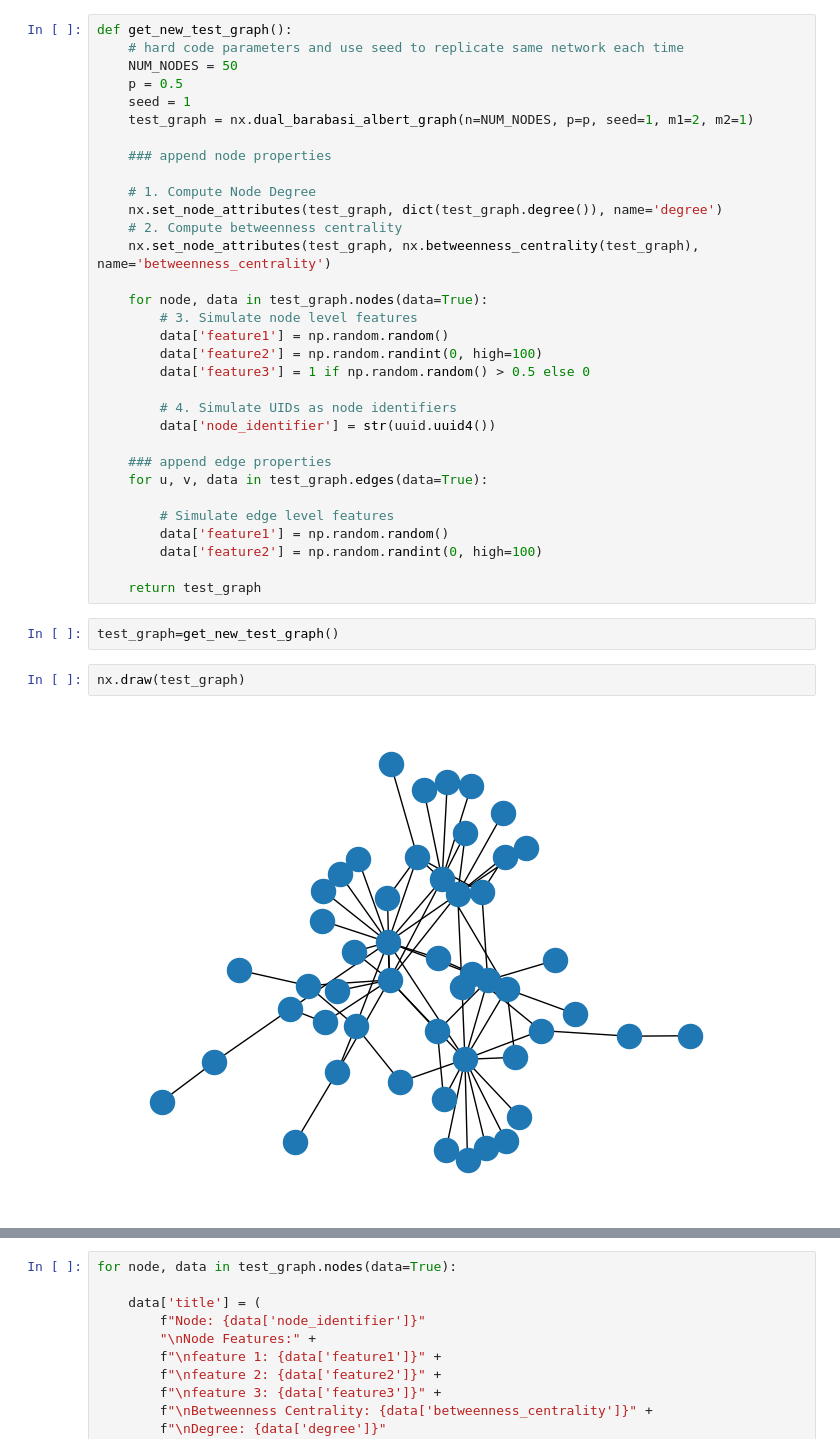
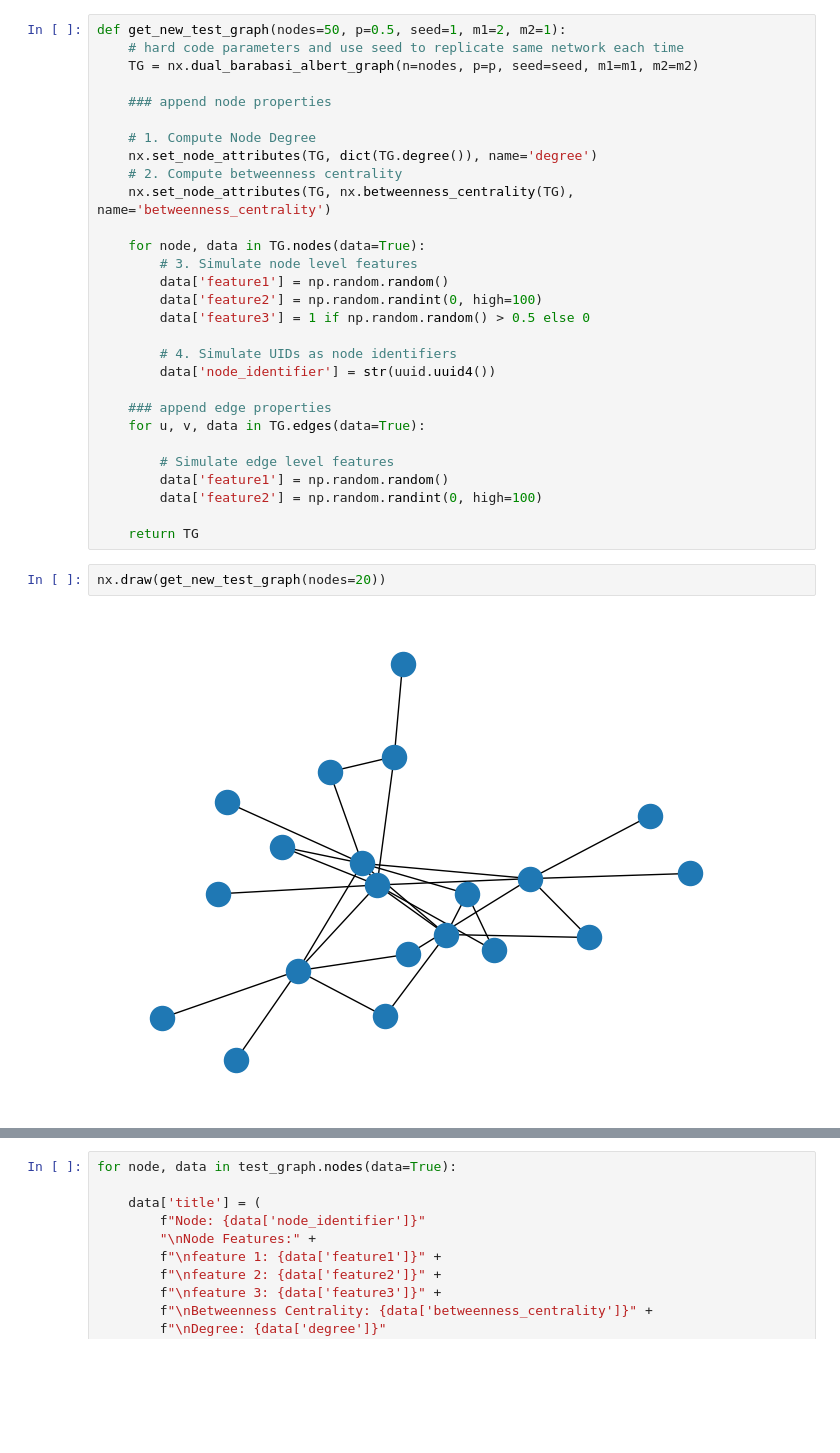
Before and after one commit to paulosrl/AnaliseGrafos, a Jupyter notebook: Notebooks Projetos/pivys.ipynb, the cells around one changed output, grey strips where cells are left out. Cells and saved outputs as stored; diff of their text form; blank space fills up the shorter version.

```diff
--- a/Notebooks Projetos/pivys.ipynb
+++ b/Notebooks Projetos/pivys.ipynb
@@ -55,19 +13,16 @@ import copy
 # %%
-def get_new_test_graph():
+def get_new_test_graph(nodes=50, p=0.5, seed=1, m1=2, m2=1):
     # hard code parameters and use seed to replicate same network each time
-    NUM_NODES = 50
-    p = 0.5
-    seed = 1
-    test_graph = nx.dual_barabasi_albert_graph(n=NUM_NODES, p=p, seed=1, m1=2, m2=1)
+    TG = nx.dual_barabasi_albert_graph(n=nodes, p=p, seed=seed, m1=m1, m2=m2)
 
     ### append node properties
 
     # 1. Compute Node Degree
-    nx.set_node_attributes(test_graph, dict(test_graph.degree()), name='degree')
+    nx.set_node_attributes(TG, dict(TG.degree()), name='degree')
     # 2. Compute betweenness centrality
-    nx.set_node_attributes(test_graph, nx.betweenness_centrality(test_graph), name='betweenness_centrality')
+    nx.set_node_attributes(TG, nx.betweenness_centrality(TG), name='betweenness_centrality')
 
-    for node, data in test_graph.nodes(data=True):
+    for node, data in TG.nodes(data=True):
         # 3. Simulate node level features
         data['feature1'] = np.random.random()
         data['feature2'] = np.random.randint(0, high=100)
@@ -77,16 +32,14 @@ def get_new_test_graph():
         data['node_identifier'] = str(uuid.uuid4())
 
     ### append edge properties
-    for u, v, data in test_graph.edges(data=True):
+    for u, v, data in TG.edges(data=True):
 
         # Simulate edge level features
         data['feature1'] = np.random.random()
         data['feature2'] = np.random.randint(0, high=100)
 
-    return test_graph
+    return TG
-# %%
-test_graph=get_new_test_graph()
 # %%
-nx.draw(test_graph)
+nx.draw(get_new_test_graph(nodes=20))
 # %% [output]
-[figure, old version]
+[figure, new version]
```
Also changed, not shown: parts of 9 cells of this notebook.
